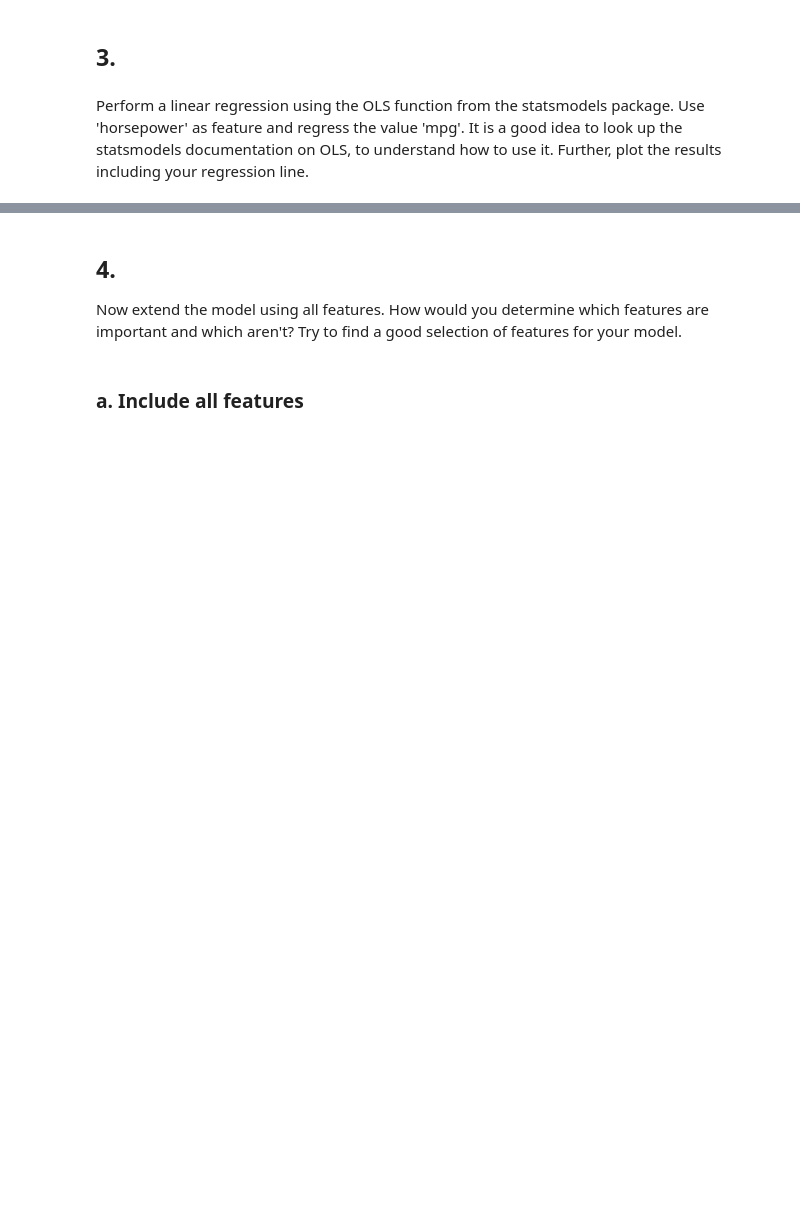
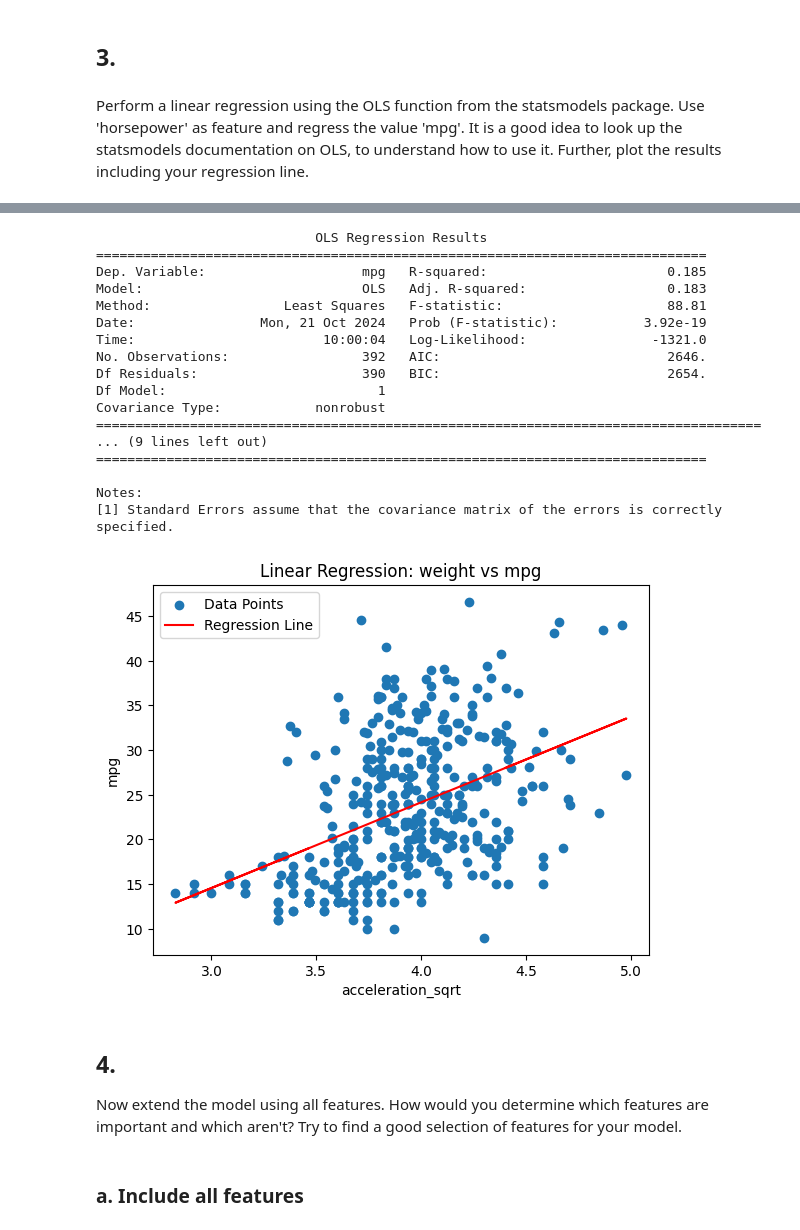
Before and after one commit to henrikdchristensen/SDU-DeepLearning-ex2, a Jupyter notebook: ex2.ipynb, the cells around one changed output, grey strips where cells are left out. Cells and saved outputs as stored; diff of their text form; code cells hidden in the pictures; blank space fills up the shorter version.

```diff
--- a/ex2.ipynb
+++ b/ex2.ipynb
@@ -192,3 +250,52 @@ strong multicollinearity or other numerical problems.
+# %%
+# Add a constant to the 'horsepower' column (for the intercept in the regression)
+X = sm.add_constant(auto['acceleration_sqrt'])
+
+# Define the dependent variable (mpg)
+y = auto['mpg']
+
+# Perform OLS regression
+model = sm.OLS(y, X).fit()
+
+# Print the regression summary to understand the results
+print(model.summary())
+
+# Predict the values based on the OLS model
+predictions = model.predict(X)
+
+# Plot the actual data
+plt.scatter(auto['acceleration_sqrt'], auto['mpg'], label='Data Points')
+
+# Plot the regression line
+plt.plot(auto['acceleration_sqrt'], predictions, color='red', label='Regression Line')
+
+# Add labels and title
+plt.xlabel('acceleration_sqrt')
+plt.ylabel('mpg')
+plt.title('Linear Regression: weight vs mpg')
+plt.legend()
+
+# Show the plot
+plt.show()
+# %% [output]
+                            OLS Regression Results
+==============================================================================
+Dep. Variable:                    mpg   R-squared:                       0.185
+Model:                            OLS   Adj. R-squared:                  0.183
+Method:                 Least Squares   F-statistic:                     88.81
+Date:                Mon, 21 Oct 2024   Prob (F-statistic):           3.92e-19
+Time:                        10:00:04   Log-Likelihood:                -1321.0
+No. Observations:                 392   AIC:                             2646.
+Df Residuals:                     390   BIC:                             2654.
+Df Model:                           1
+Covariance Type:            nonrobust
+=====================================================================================
+... (9 lines left out)
+==============================================================================
+
+Notes:
+[1] Standard Errors assume that the covariance matrix of the errors is correctly specified.
+[figure, added]
 # %% [markdown]
 ## 4.
 Now extend the model using all features. How would you determine which features are important and which aren't? Try to find a good selection of features for your model.
```
Also changed, not shown: parts of 13 cells of this notebook, 1 other file.
